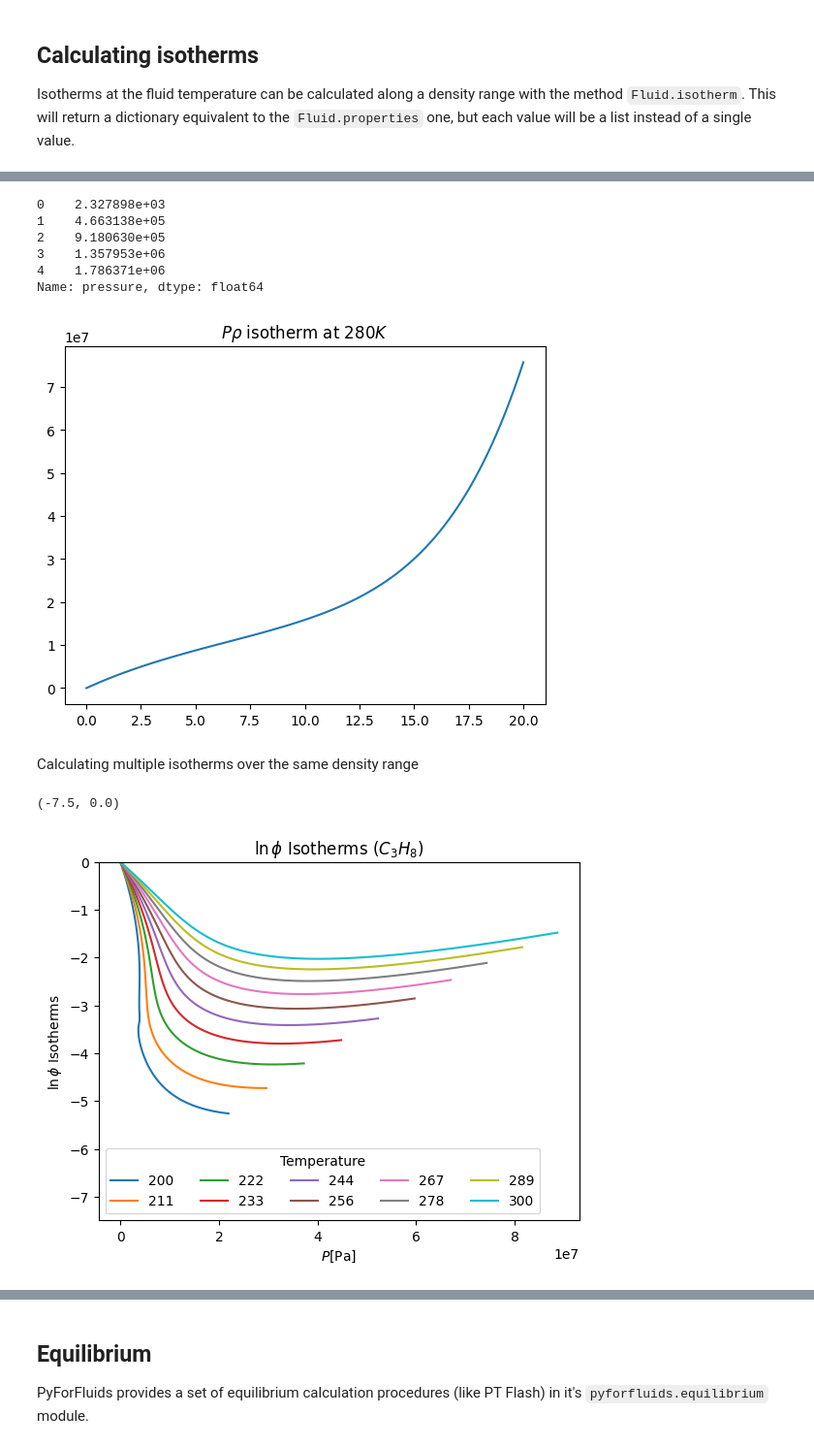
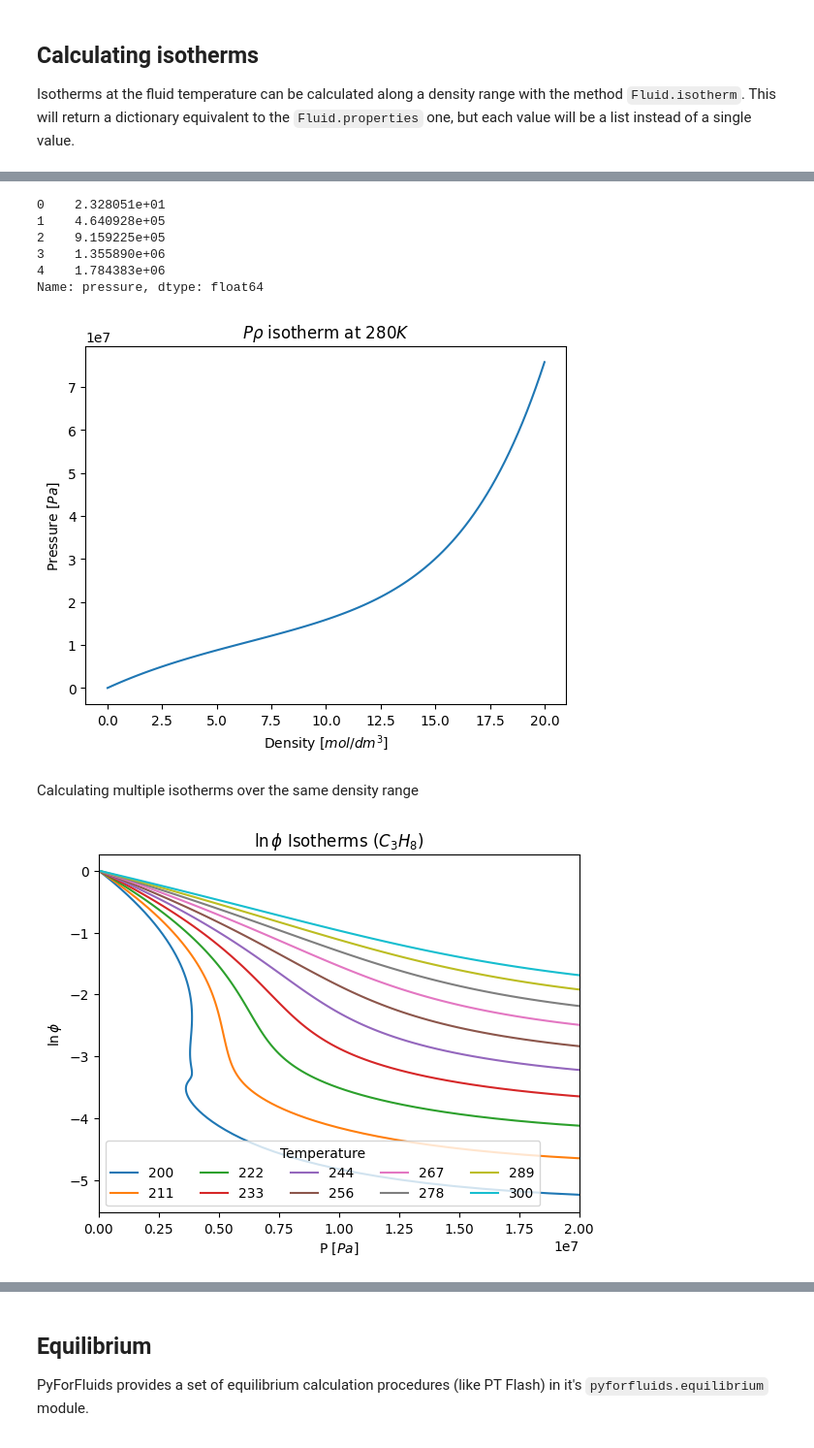
Before and after one commit to fedebenelli/PyForFluids, a Jupyter notebook: docs/source/tutorial.ipynb, the cells around one changed output, grey strips where cells are left out. Shown at 97% size. Saved outputs shown, nothing was run; the diff lists cells and outputs as text; code cells hidden in the pictures.

```diff
--- a/docs/source/tutorial.ipynb
+++ b/docs/source/tutorial.ipynb
@@ -106,8 +109,8 @@ fluid['isochoric_heat']
 
 Isotherms at the fluid temperature can be calculated along a density range with the method `Fluid.isotherm`. This will return a dictionary equivalent to the `Fluid.properties` one, but each value will be a list instead of a single value.
 # %%
-density_range = np.linspace(0.001, 20, 100)
+density_range = np.linspace(1e-5, 20, 100)
 isotherm = fluid.isotherm(density_range)
 
-isotherm.head()
+isotherm["enthalpy"]
 # %% [output]
@@ -121,41 +129,43 @@ isotherm.head()
 # %%
 isotherm['pressure'][:5]
 # %% [output]
-0    2.327898e+03
-1    4.663138e+05
-2    9.180630e+05
-3    1.357953e+06
-4    1.786371e+06
+0    2.328051e+01
+1    4.640928e+05
+2    9.159225e+05
+3    1.355890e+06
+4    1.784383e+06
 Name: pressure, dtype: float64
 # %%
 plt.title(r'$P\rho$ isotherm at 280$K$')
 
 plt.plot(density_range, isotherm['pressure'])
+plt.ylabel(r"Pressure [$Pa$]")
+plt.xlabel(r"Density [$mol/dm^3$]")
+plt.savefig("isotherm.png")
 plt.show()
 # %% [output]
-[figure, old version]
+[figure, new version]
 # %% [markdown]
 Calculating multiple isotherms over the same density range
 # %%
 for temperature in np.linspace(200, 300, 10):
 
     fluid.set_temperature(temperature)
     isotherm = fluid.isotherm(density_range)
 
     # Propane is the 5th compound in the
     # GERG2008 model
     plt.plot(
         isotherm["pressure"],
         isotherm["lnfug"].apply(lambda x: x[4]),
         label=round(temperature)
     )
 
 plt.title(r"$\ln \phi$ Isotherms ($C_3H_8$)")
 plt.legend(title="Temperature", ncol=5)
-
-plt.xlabel(r"$P [$Pa$]$")
-plt.ylabel(r"$\ln \phi$ Isotherms")
-plt.ylim(-7.5, 0)
+plt.xlabel(r"P [$Pa$]")
+plt.ylabel(r"$\ln \phi$")
+plt.xlim(0, 2e7)
+plt.savefig("lnfug.png")
 # %% [output]
-(-7.5, 0.0)
-[figure, old version]
+[figure, new version]
```
Also changed, not shown: parts of 11 cells of this notebook.
